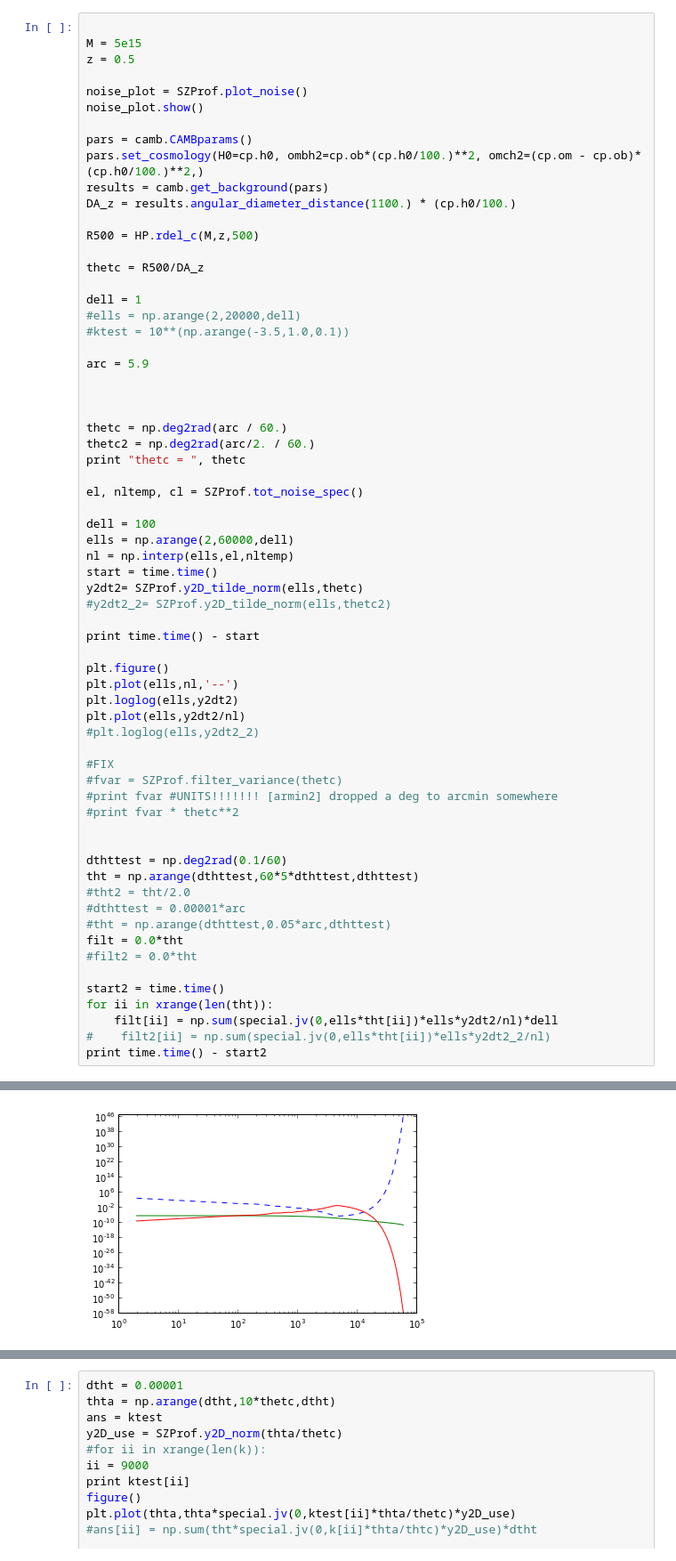
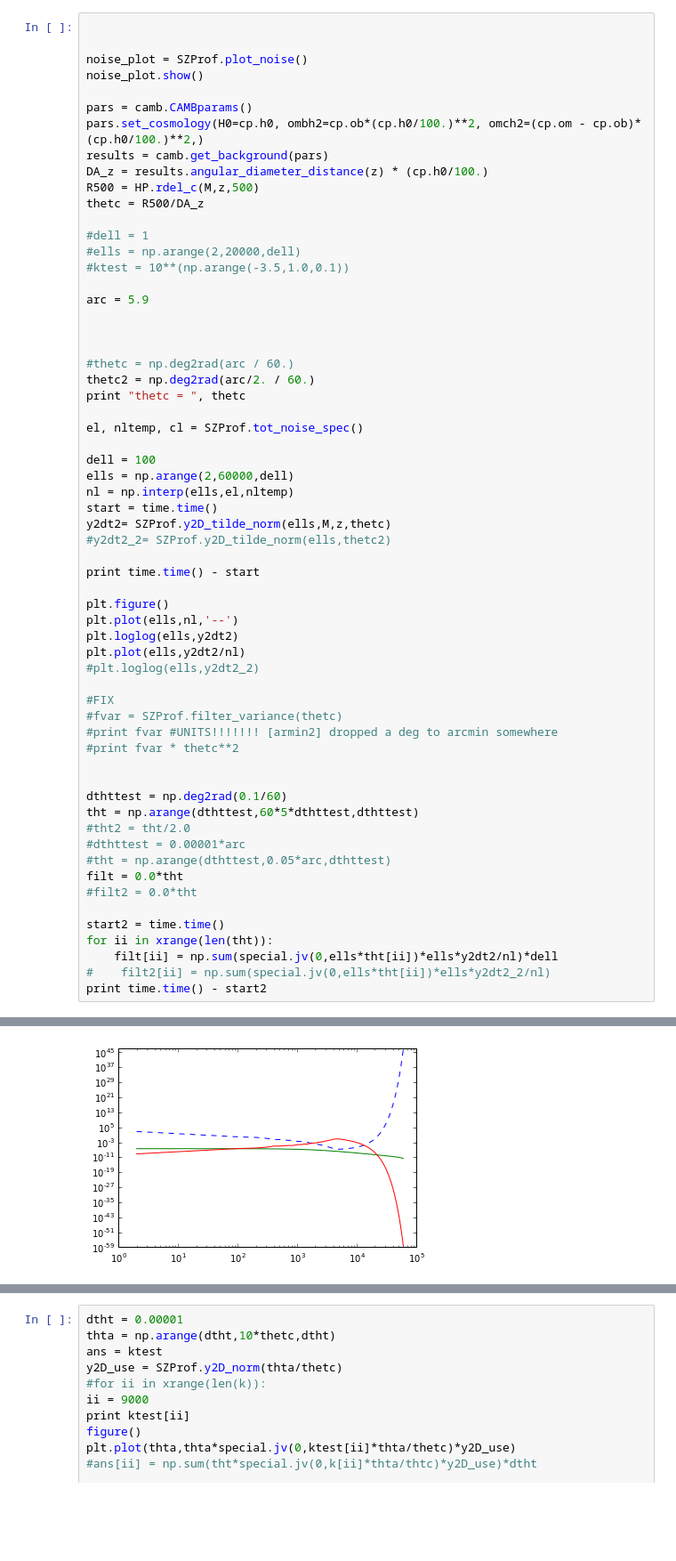
Before and after one commit to nbatta/szar, a Jupyter notebook: Matched_filter_SZ.ipynb, the cells around one changed output, grey strips where cells are left out. Shown: that part at 89% size. Drawn from its saved outputs; the diff is of its cells as text; blank space fills up the shorter version.

```diff
--- a/Matched_filter_SZ.ipynb
+++ b/Matched_filter_SZ.ipynb
@@ -384,7 +477,5 @@ SZProf = SZ_Cluster_Model(rms_noise = 1.,fwhm=1.5 )
 # %%
 
-M = 5e15
-z = 0.5
 
 noise_plot = SZProf.plot_noise()
 noise_plot.show()
@@ -392,13 +483,11 @@ noise_plot.show()
 pars = camb.CAMBparams()
 pars.set_cosmology(H0=cp.h0, ombh2=cp.ob*(cp.h0/100.)**2, omch2=(cp.om - cp.ob)*(cp.h0/100.)**2,)
 results = camb.get_background(pars)
-DA_z = results.angular_diameter_distance(1100.) * (cp.h0/100.)
-
+DA_z = results.angular_diameter_distance(z) * (cp.h0/100.)
 R500 = HP.rdel_c(M,z,500)
-
 thetc = R500/DA_z
 
-dell = 1
+#dell = 1
 #ells = np.arange(2,20000,dell)
 #ktest = 10**(np.arange(-3.5,1.0,0.1))
 
@@ -406,7 +495,7 @@ arc = 5.9
 
 
 
-thetc = np.deg2rad(arc / 60.)
+#thetc = np.deg2rad(arc / 60.)
 thetc2 = np.deg2rad(arc/2. / 60.)
 print "thetc = ", thetc
 
@@ -416,7 +505,7 @@ dell = 100
 ells = np.arange(2,60000,dell)
 nl = np.interp(ells,el,nltemp)
 start = time.time()
-y2dt2= SZProf.y2D_tilde_norm(ells,thetc)
+y2dt2= SZProf.y2D_tilde_norm(ells,M,z,thetc)
 #y2dt2_2= SZProf.y2D_tilde_norm(ells,thetc2)
 
 print time.time() - start
@@ -453,3 +542,3 @@ thetc =  0.00171624043113
 [figure]
-[figure, old version]
+[figure, new version]
 # %%
```
Also changed, not shown: parts of 5 cells of this notebook.
